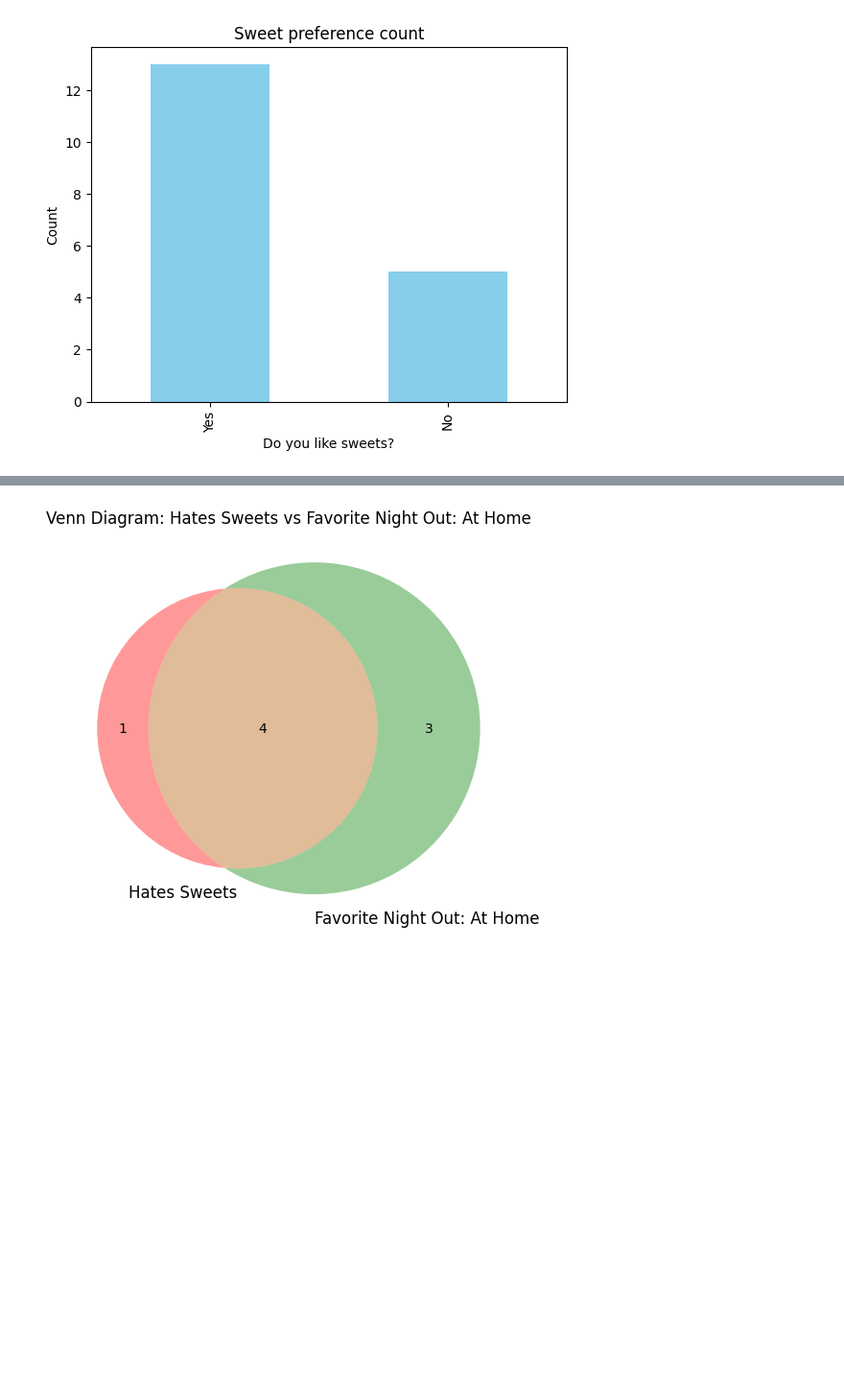
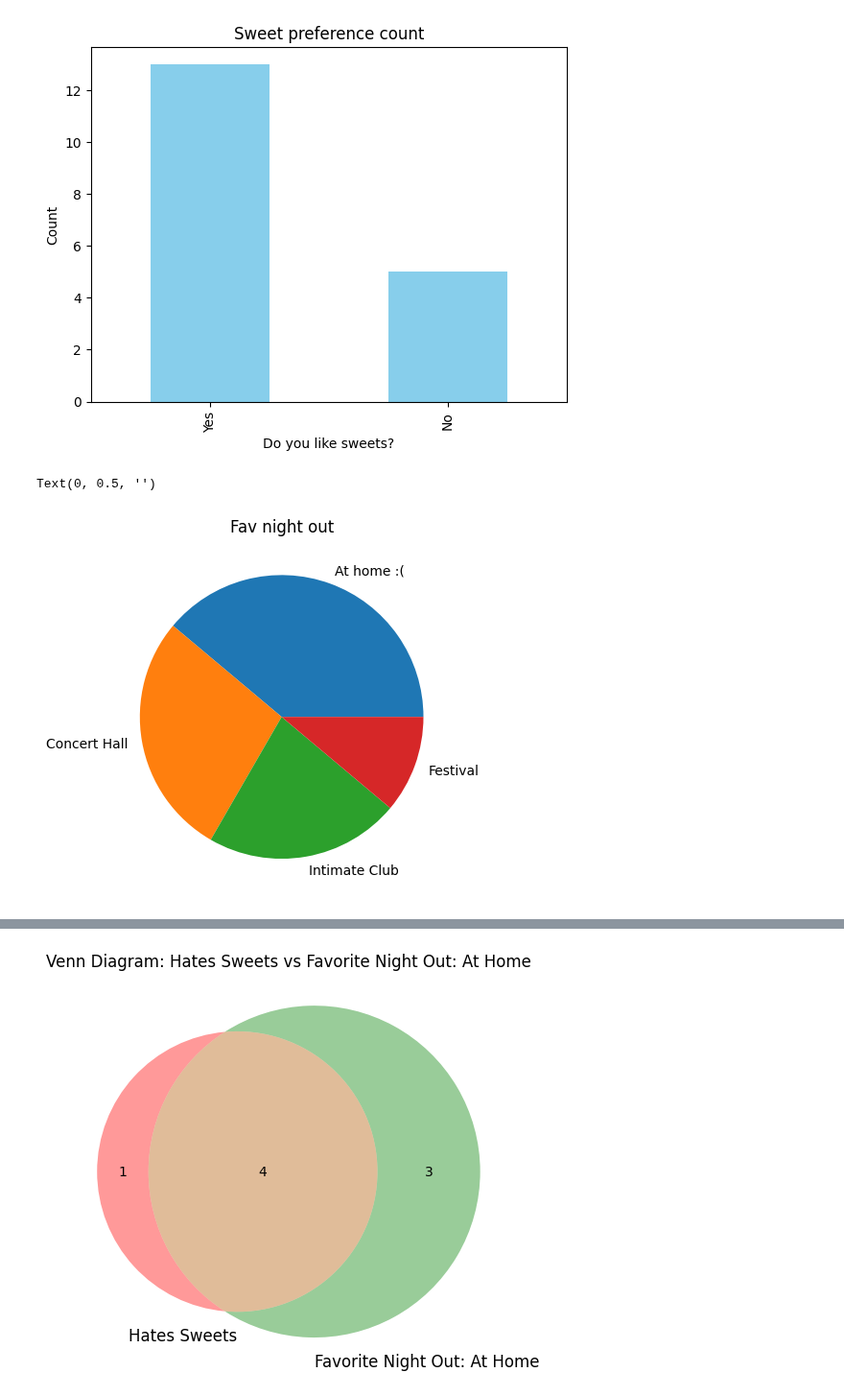
Before and after one commit to zadetuaima/data_among_us_2, a Jupyter notebook: Data_among_us_final.ipynb, the cells around one changed output, grey strips where cells are left out. Shown at 96% size. Drawn from its saved outputs; the diff is of its cells as text; code cells hidden in the pictures; blank space fills up the shorter version.

```diff
--- a/Data_among_us_final.ipynb
+++ b/Data_among_us_final.ipynb
@@ -41,3 +41,11 @@ plt.ylabel('Count')
 # %% [output]
 Text(0, 0.5, 'Count')
 [figure]
+# %%
+form['Favorite_night_out'].value_counts().plot(kind='pie', color='skyblue')
+
+plt.title('Fav night out')
+plt.ylabel('')
+# %% [output]
+Text(0, 0.5, '')
+[figure, added]
```
Also changed, not shown: parts of 1 cell of this notebook, 1 other file.
